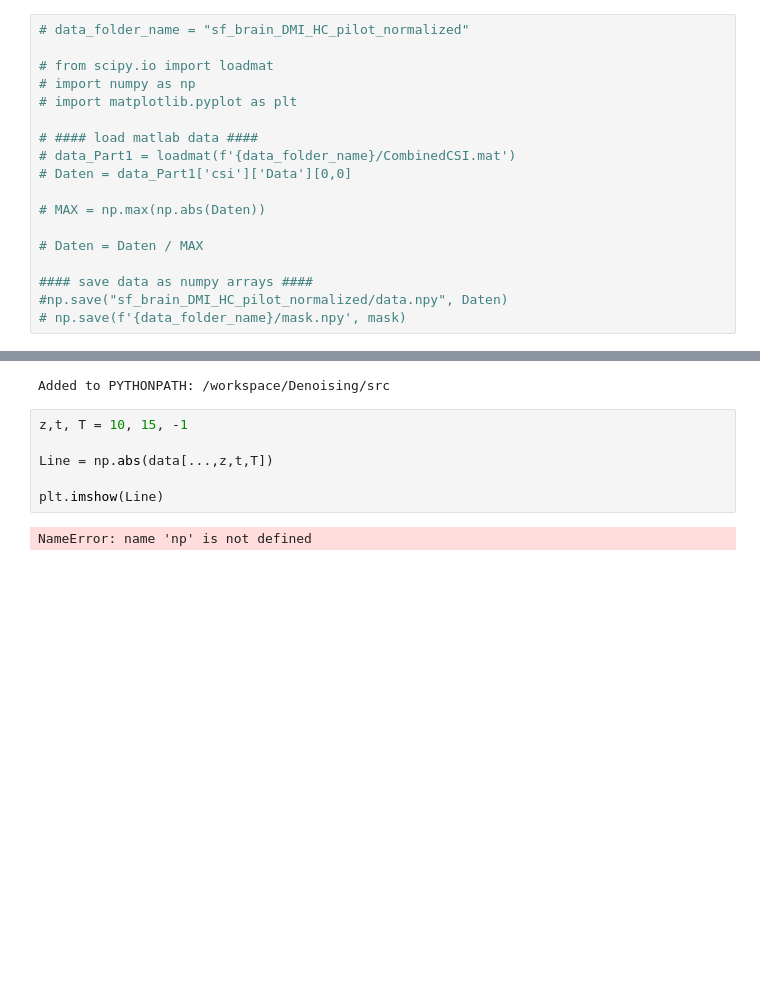
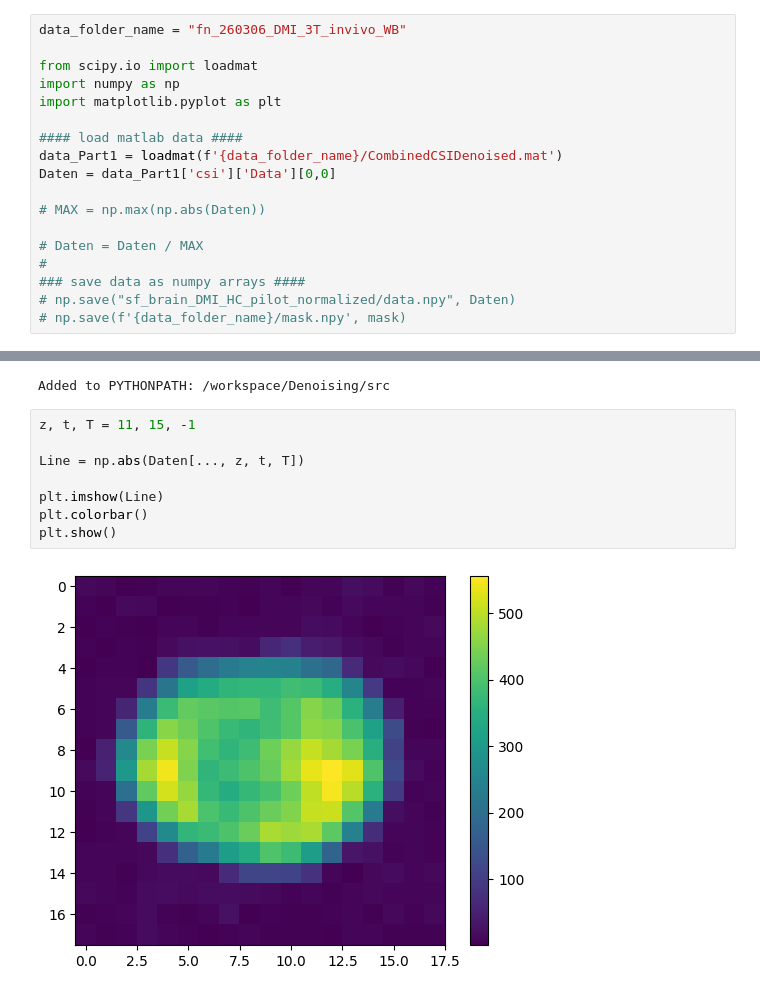
Before and after one commit to EdgarFischer/DMI_Denoising, a Jupyter notebook: datasets/Convert2Numpy.ipynb, the cells around one changed output, grey strips where cells are left out. Saved outputs shown, nothing was run; the diff lists cells and outputs as text; blank space fills up the shorter version.

```diff
--- a/datasets/Convert2Numpy.ipynb
+++ b/datasets/Convert2Numpy.ipynb
@@ -1,22 +1,22 @@
 # %% [markdown]
 The sole purpose of this file is to convert the CombinedCSI.mat file from the pipeline to a separate data.npy and mask.npy files for easier usage. You only have to insert the correct data folder name below and run the notebook. A CombinedCSI.mat file in that folder is required
 # %%
-# data_folder_name = "sf_brain_DMI_HC_pilot_normalized"
+data_folder_name = "fn_260306_DMI_3T_invivo_WB"
 
-# from scipy.io import loadmat
-# import numpy as np
-# import matplotlib.pyplot as plt
+from scipy.io import loadmat
+import numpy as np
+import matplotlib.pyplot as plt
 
-# #### load matlab data ####
-# data_Part1 = loadmat(f'{data_folder_name}/CombinedCSI.mat')
-# Daten = data_Part1['csi']['Data'][0,0]
+#### load matlab data ####
+data_Part1 = loadmat(f'{data_folder_name}/CombinedCSIDenoised.mat')
+Daten = data_Part1['csi']['Data'][0,0]
 
 # MAX = np.max(np.abs(Daten))
 
 # Daten = Daten / MAX
-
-#### save data as numpy arrays ####
-#np.save("sf_brain_DMI_HC_pilot_normalized/data.npy", Daten)
+#
+### save data as numpy arrays ####
+# np.save("sf_brain_DMI_HC_pilot_normalized/data.npy", Daten)
 # np.save(f'{data_folder_name}/mask.npy', mask)
 # %%
 import matplotlib.pyplot as plt
@@ -50,10 +50,12 @@ cfg = build_config(load_yaml(config_path))
 # %% [output]
 Added to PYTHONPATH: /workspace/Denoising/src
 # %%
-z,t, T = 10, 15, -1
+z, t, T = 11, 15, -1
 
-Line = np.abs(data[...,z,t,T])
+Line = np.abs(Daten[..., z, t, T])
 
 plt.imshow(Line)
+plt.colorbar()
+plt.show()
 # %% [output]
-NameError: name 'np' is not defined
+[figure, added]
```
Also changed, not shown: 7 other files.
